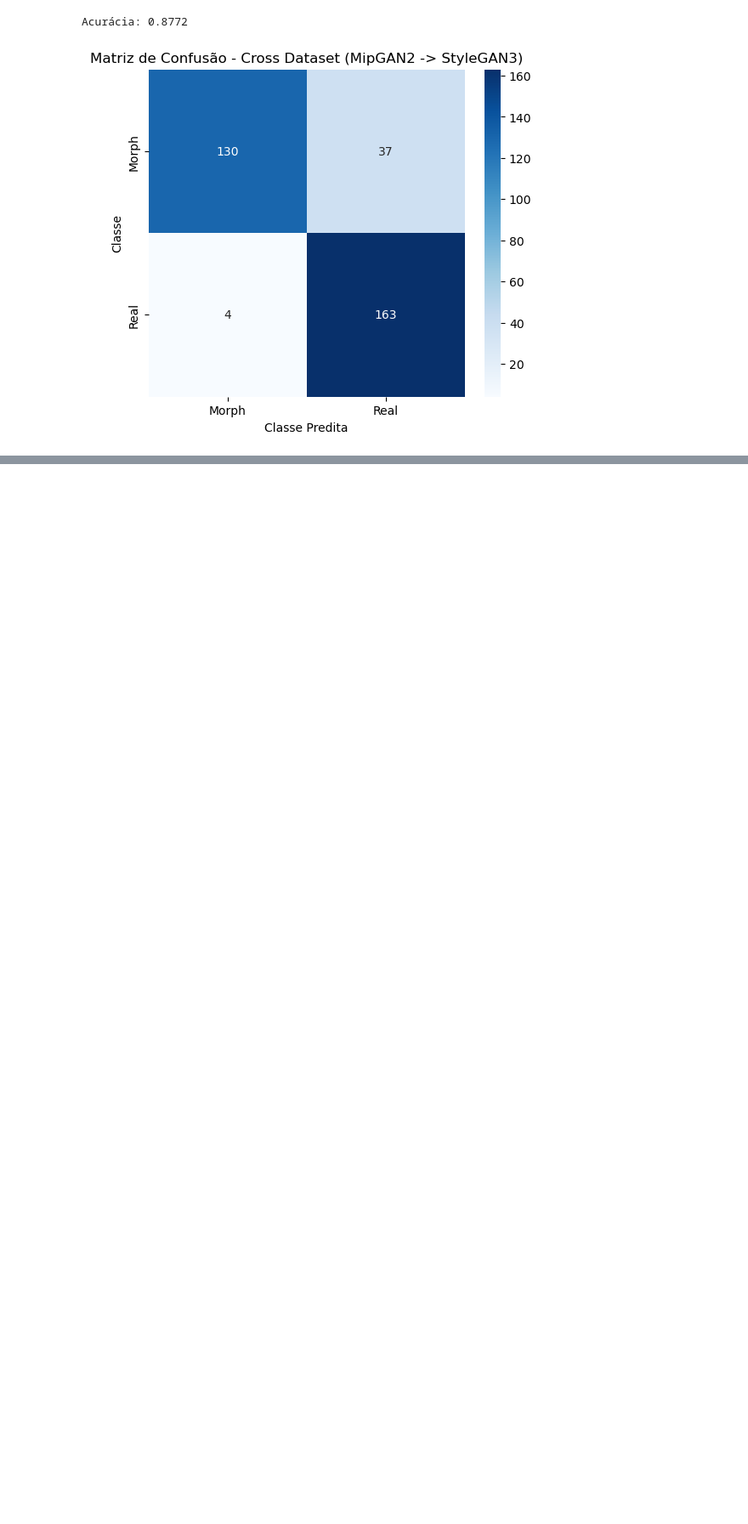
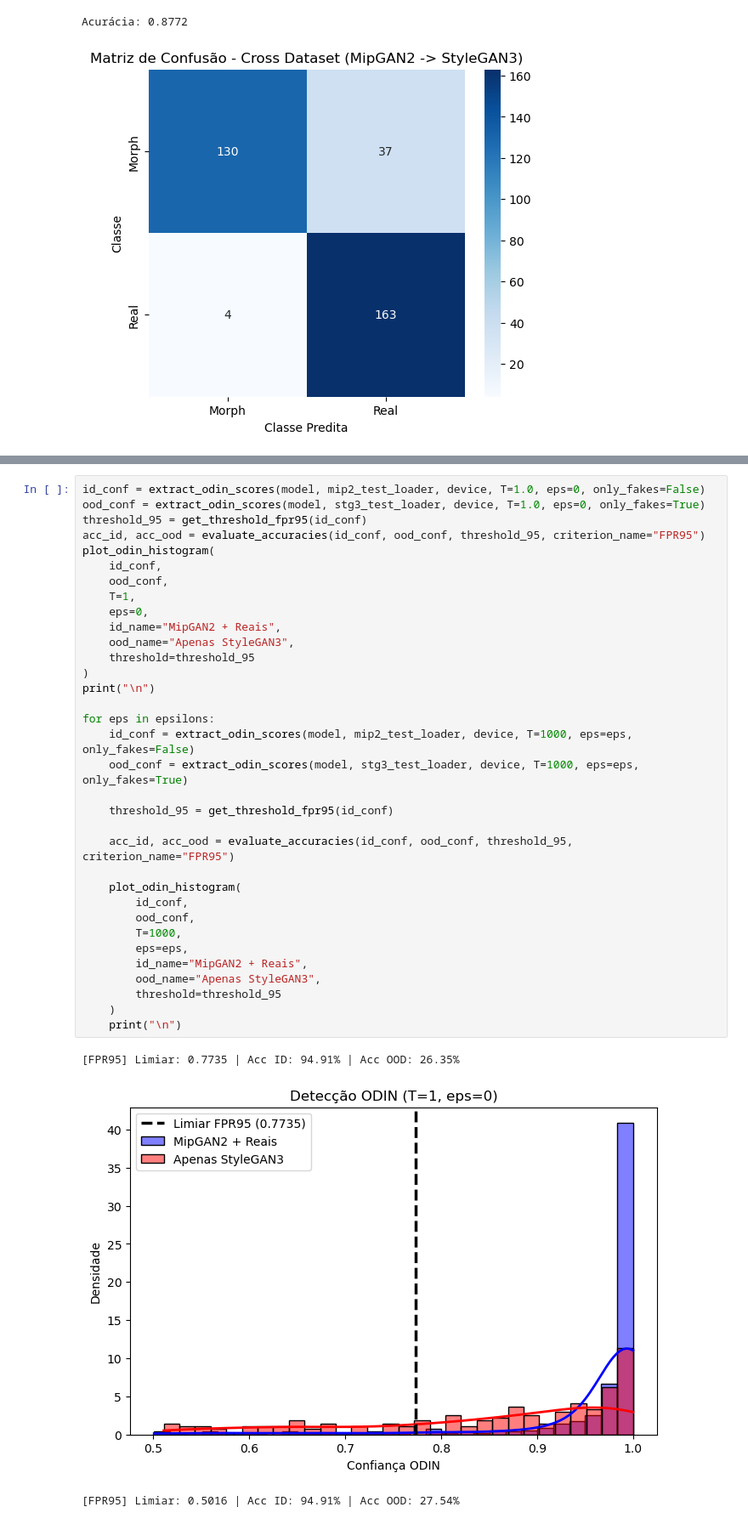
Before and after one commit to vinicius-landim/Morphs-Cross-Domain, a Jupyter notebook: odin-inference/mipgan2-inference-odin.ipynb, the cells around one changed output, grey strips where cells are left out. Shown at 85% size. Cells and saved outputs as stored; diff of their text form; blank space fills up the shorter version.

```diff
--- a/odin-inference/mipgan2-inference-odin.ipynb
+++ b/odin-inference/mipgan2-inference-odin.ipynb
@@ -436,0 +439,38 @@ Avaliando Out-of-Distribution (OOD)...
+# %%
+id_conf = extract_odin_scores(model, mip2_test_loader, device, T=1.0, eps=0, only_fakes=False)
+ood_conf = extract_odin_scores(model, stg3_test_loader, device, T=1.0, eps=0, only_fakes=True)
+threshold_95 = get_threshold_fpr95(id_conf)
+acc_id, acc_ood = evaluate_accuracies(id_conf, ood_conf, threshold_95, criterion_name="FPR95")
+plot_odin_histogram(
+    id_conf,
+    ood_conf,
+    T=1,
+    eps=0,
+    id_name="MipGAN2 + Reais",
+    ood_name="Apenas StyleGAN3",
+    threshold=threshold_95
+)
+print("\n")
+
+for eps in epsilons:
+    id_conf = extract_odin_scores(model, mip2_test_loader, device, T=1000, eps=eps, only_fakes=False)
+    ood_conf = extract_odin_scores(model, stg3_test_loader, device, T=1000, eps=eps, only_fakes=True)
+
+    threshold_95 = get_threshold_fpr95(id_conf)
+
+    acc_id, acc_ood = evaluate_accuracies(id_conf, ood_conf, threshold_95, criterion_name="FPR95")
+
+    plot_odin_histogram(
+        id_conf,
+        ood_conf,
+        T=1000,
+        eps=eps,
+        id_name="MipGAN2 + Reais",
+        ood_name="Apenas StyleGAN3",
+        threshold=threshold_95
+    )
+    print("\n")
+# %% [output]
+[FPR95] Limiar: 0.7735 | Acc ID: 94.91% | Acc OOD: 26.35%
+[figure, added]
+[FPR95] Limiar: 0.5016 | Acc ID: 94.91% | Acc OOD: 27.54%
```
Also changed, not shown: parts of 16 cells of this notebook, 2 other files.
